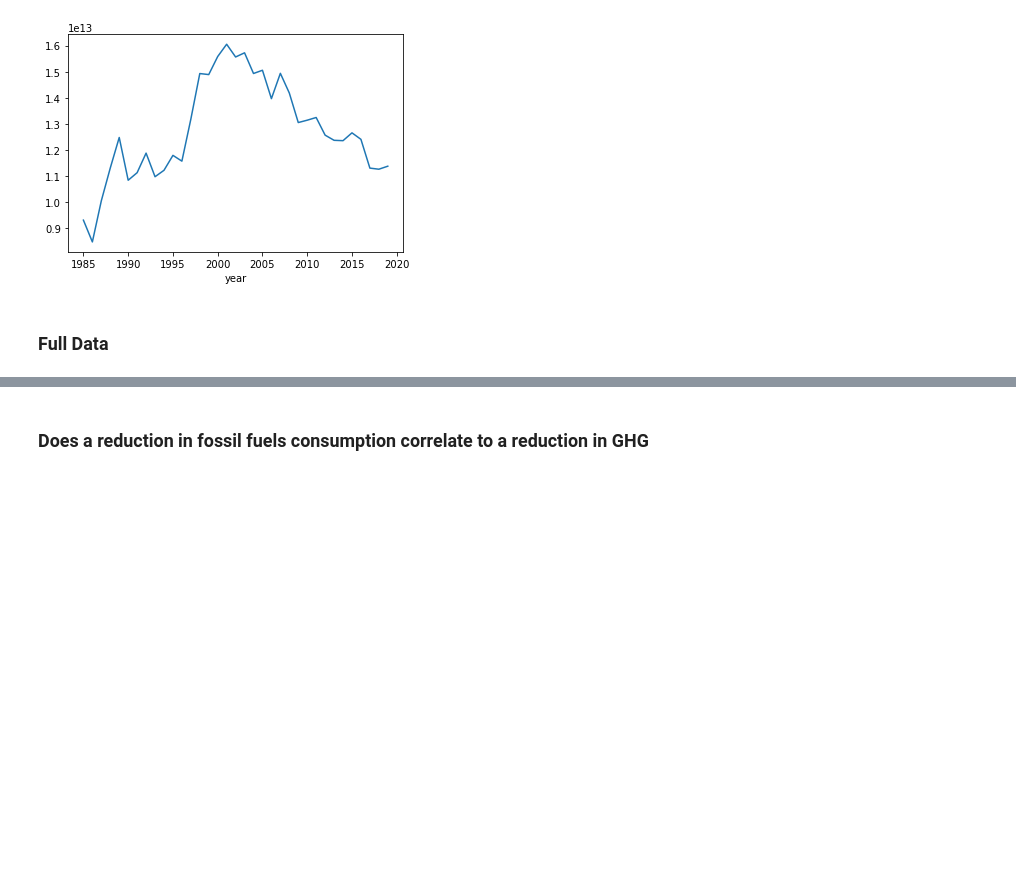
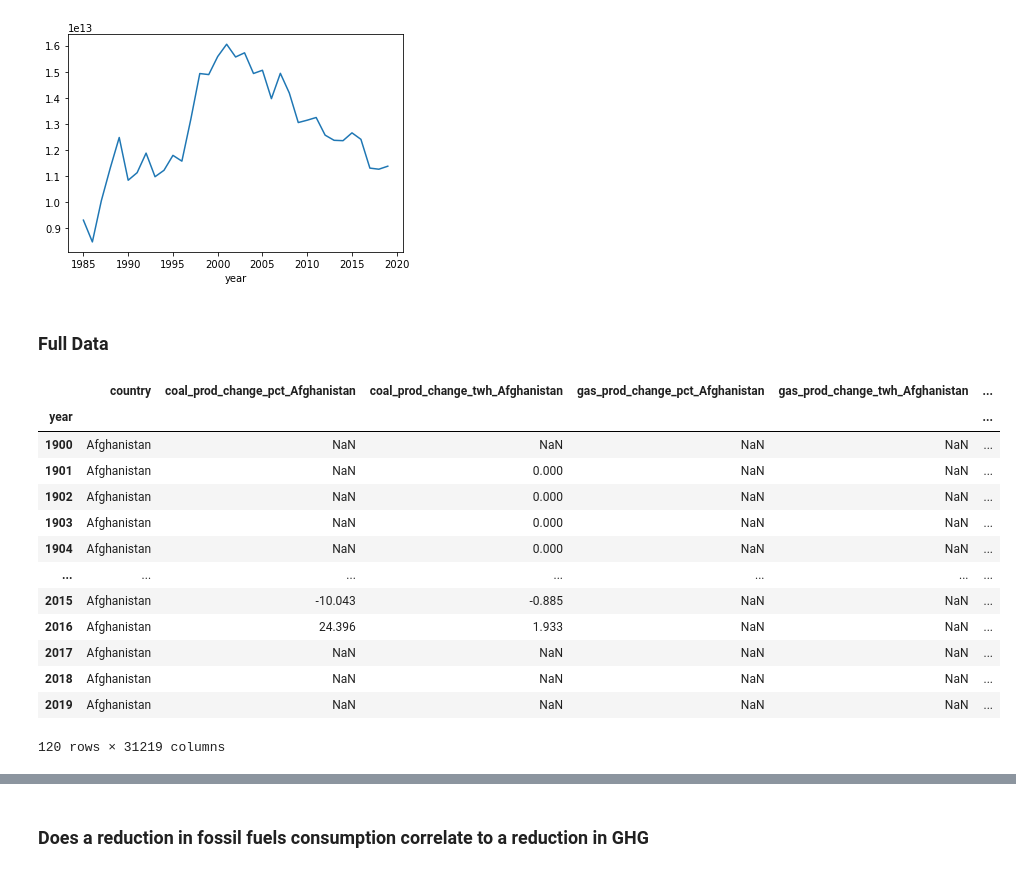
Before and after one commit to Adam-Omarali/BDC-Energy, a Jupyter notebook: InvestmentGHG.ipynb, the cells around one changed output, grey strips where cells are left out. Saved outputs shown, nothing was run; the diff lists cells and outputs as text; code cells hidden in the pictures; blank space fills up the shorter version.

```diff
--- a/InvestmentGHG.ipynb
+++ b/InvestmentGHG.ipynb
@@ -225,17 +225,41 @@ test.dropna().plot()
 # %%
 full_df = []
 energy = ['coal', 'fossil', 'gas', 'oil', 'hydro', 'nuclear', 'solar', 'wind', 'biofuel', 'renewables']
 all_countries = owid['country'].unique()
 for country in all_countries:
     d = getOwidCountry(country)
     d = d.set_index(d["year"])
     d.columns.name = None
     d = d.drop(["year", "iso_code"], axis=1)
     for type in energy:
         d = d.join(getProductionConsumption(type, False, d), rsuffix='1')
-        d = d.drop(f"Elec_consumption_{type}_{country}1_{country}", axis=1)
-        d = d.rename(columns={f"Elec_consumption_{type}_{country}_{country}" : f"Elec_consumption_{type}_{country}"})
+        d = d.drop(f"elec_consumption_{type}_{country}1", axis=1)
+        d = d.rename(columns={f"elec_consumption_{type}_{country}" : f"elec_consumption_{type}"})
     for i in d.columns:
         if i != "country":
             d = d.rename(columns={i : i+f"_{country}"})
     full_df.append(d)
+
+for i in range(1, len(full_df)):
+    country = full_df[i]["country"].values[0]
+    full_df[i] = full_df[i].drop("country", axis=1)
+    full_df[0] = full_df[0].join(full_df[i])
+
+final_df = full_df[0].drop("country", axis=1)
+
+full_df[0]
+# %% [output]
+|  | country | coal_prod_change_pct_Afghanistan | coal_prod_change_twh_Afghanistan | gas_prod_change_pct_Afghanistan | gas_prod_change_twh_Afghanistan | ... |
+| year |  |  |  |  |  | ... |
+| 1900 | Afghanistan | NaN | NaN | NaN | NaN | ... |
+| 1901 | Afghanistan | NaN | 0.000 | NaN | NaN | ... |
+| 1902 | Afghanistan | NaN | 0.000 | NaN | NaN | ... |
+| 1903 | Afghanistan | NaN | 0.000 | NaN | NaN | ... |
+| 1904 | Afghanistan | NaN | 0.000 | NaN | NaN | ... |
+| ... | ... | ... | ... | ... | ... | ... |
+| 2015 | Afghanistan | -10.043 | -0.885 | NaN | NaN | ... |
+| 2016 | Afghanistan | 24.396 | 1.933 | NaN | NaN | ... |
+| 2017 | Afghanistan | NaN | NaN | NaN | NaN | ... |
+| 2018 | Afghanistan | NaN | NaN | NaN | NaN | ... |
+| 2019 | Afghanistan | NaN | NaN | NaN | NaN | ... |
+120 rows × 31219 columns
```
Also changed, not shown: parts of 11 cells of this notebook.
